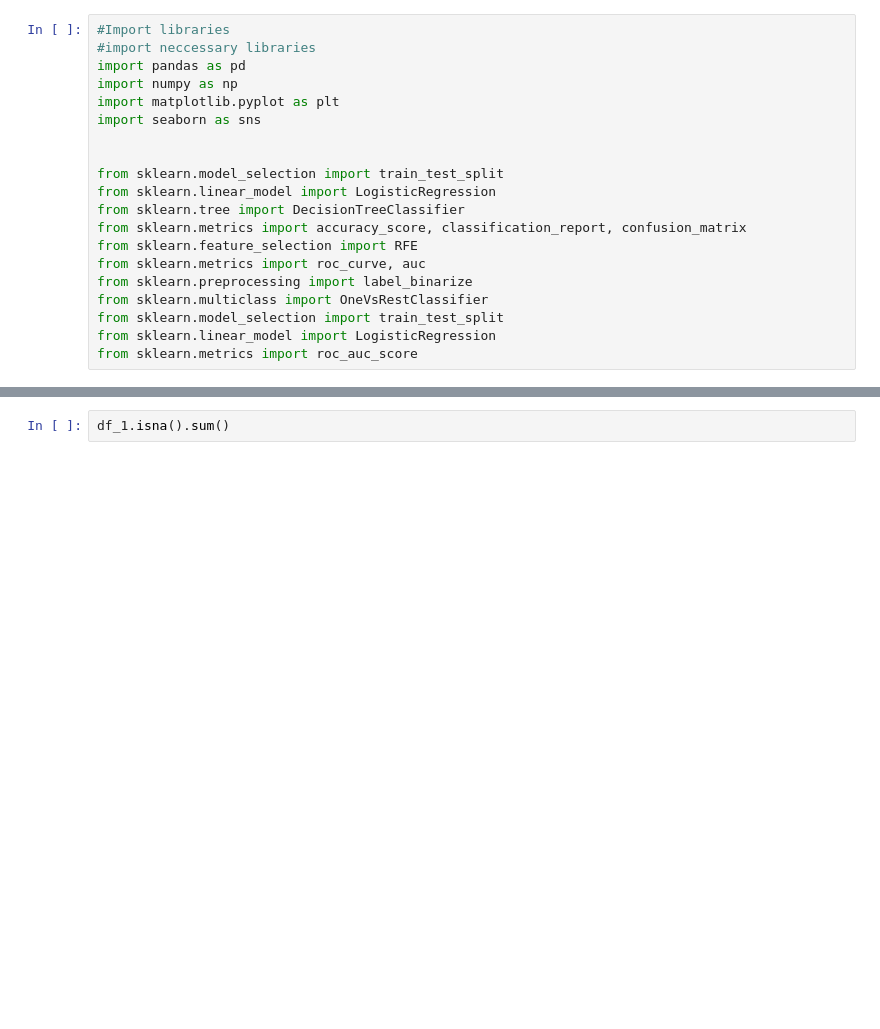
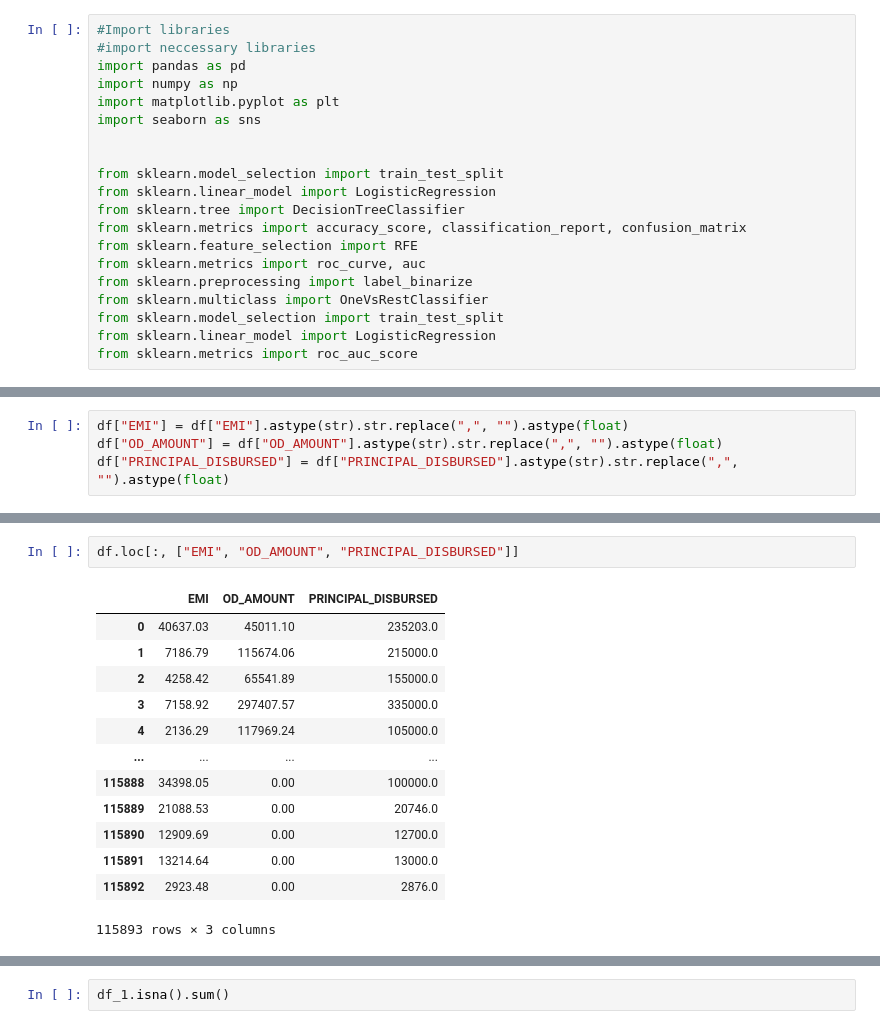
Before and after one commit to AlexIrungu/DSC-CapstoneProject, a Jupyter notebook: notebooks/Amani.ipynb, the cells around one changed output, grey strips where cells are left out. Saved outputs shown, nothing was run; the diff lists cells and outputs as text; blank space fills up the shorter version.

```diff
--- a/notebooks/Amani.ipynb
+++ b/notebooks/Amani.ipynb
@@ -94,0 +104,4 @@ Rows after cleaning: 18196
+# %%
+df["EMI"] = df["EMI"].astype(str).str.replace(",", "").astype(float)
+df["OD_AMOUNT"] = df["OD_AMOUNT"].astype(str).str.replace(",", "").astype(float)
+df["PRINCIPAL_DISBURSED"] = df["PRINCIPAL_DISBURSED"].astype(str).str.replace(",", "").astype(float)
@@ -95 +131,17 @@ Rows after cleaning: 18196
+# %%
+df.loc[:, ["EMI", "OD_AMOUNT", "PRINCIPAL_DISBURSED"]]
+# %% [output]
+|  | EMI | OD_AMOUNT | PRINCIPAL_DISBURSED |
+| 0 | 40637.03 | 45011.10 | 235203.0 |
+| 1 | 7186.79 | 115674.06 | 215000.0 |
+| 2 | 4258.42 | 65541.89 | 155000.0 |
+| 3 | 7158.92 | 297407.57 | 335000.0 |
+| 4 | 2136.29 | 117969.24 | 105000.0 |
+| ... | ... | ... | ... |
+| 115888 | 34398.05 | 0.00 | 100000.0 |
+| 115889 | 21088.53 | 0.00 | 20746.0 |
+| 115890 | 12909.69 | 0.00 | 12700.0 |
+| 115891 | 13214.64 | 0.00 | 13000.0 |
+| 115892 | 2923.48 | 0.00 | 2876.0 |
+115893 rows × 3 columns
 # %%
```
Also changed, not shown: parts of 25 cells of this notebook.
